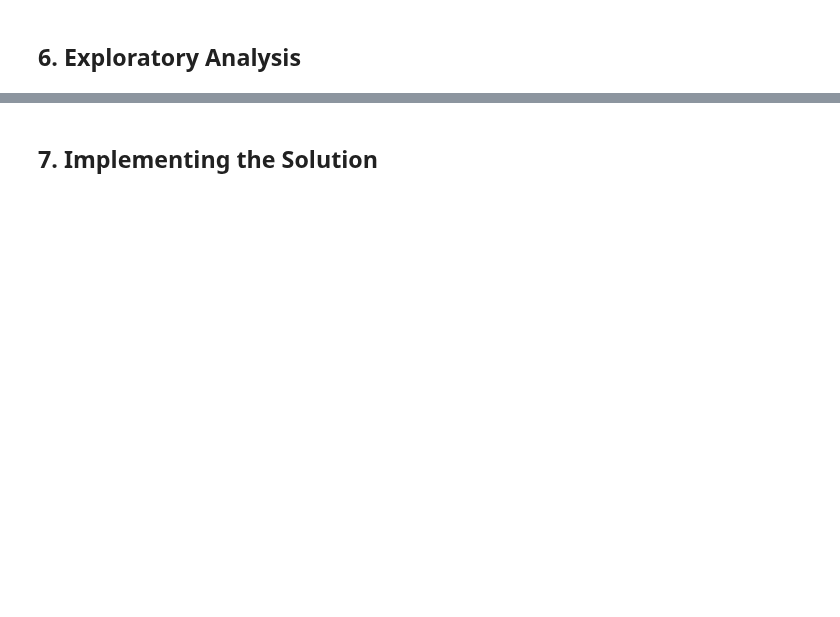
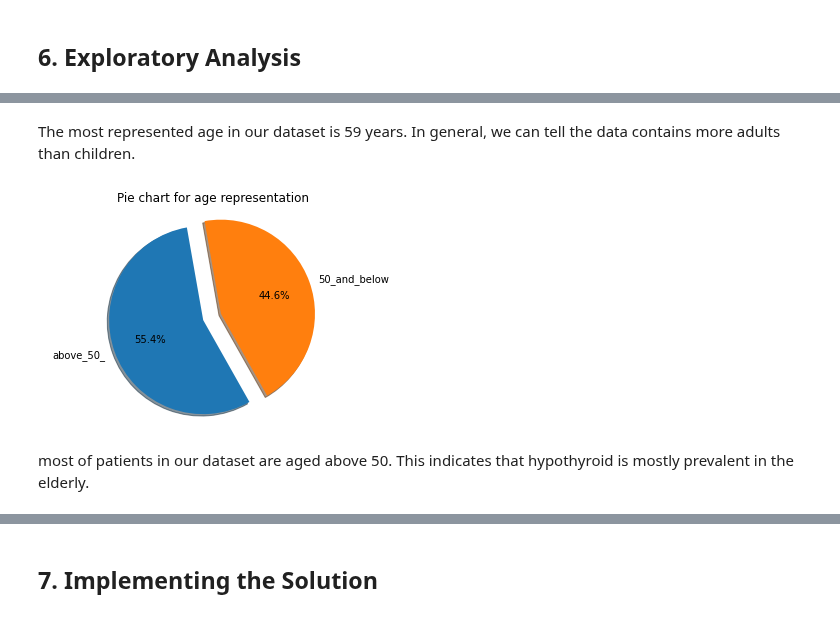
Before and after one commit to Magguire/Magguire, a Jupyter notebook: module_2_core_week_III_ip.ipynb, the cells around one changed output, grey strips where cells are left out. Drawn from its saved outputs; the diff is of its cells as text; code cells hidden in the pictures; blank space fills up the shorter version.

```diff
--- a/module_2_core_week_III_ip.ipynb
+++ b/module_2_core_week_III_ip.ipynb
@@ -312,3 +401,22 @@ Only 0.8% of the houses have a waterfront.
+# %% [markdown]
+The most represented age in our dataset is 59 years. In general, we can tell the data contains more adults than children.
+# %%
+# age representation. Let's visualize above 50 and below 50
+above_50_ = df[df['age'] > 50]
+below_50_ = df[df['age'] <= 50]
+
+labels = ['above_50_', '50_and_below']
+values = [len(above_50_), len(below_50_)]
+
+explode = (0 , 0.2)
+plt.pie(values, labels=labels, autopct = '%1.1f%%', explode = explode, shadow=True, startangle=100)
+plt.axis('equal')
+plt.title('Pie chart for age representation')
+plt.show()
+# %% [output]
+[figure, added]
+# %% [markdown]
+most of patients in our dataset are aged above 50. This indicates that hypothyroid is mostly prevalent in the elderly.
 # %%
 df.head()
 # %% [output]
```
Also changed, not shown: parts of 152 cells of this notebook.
